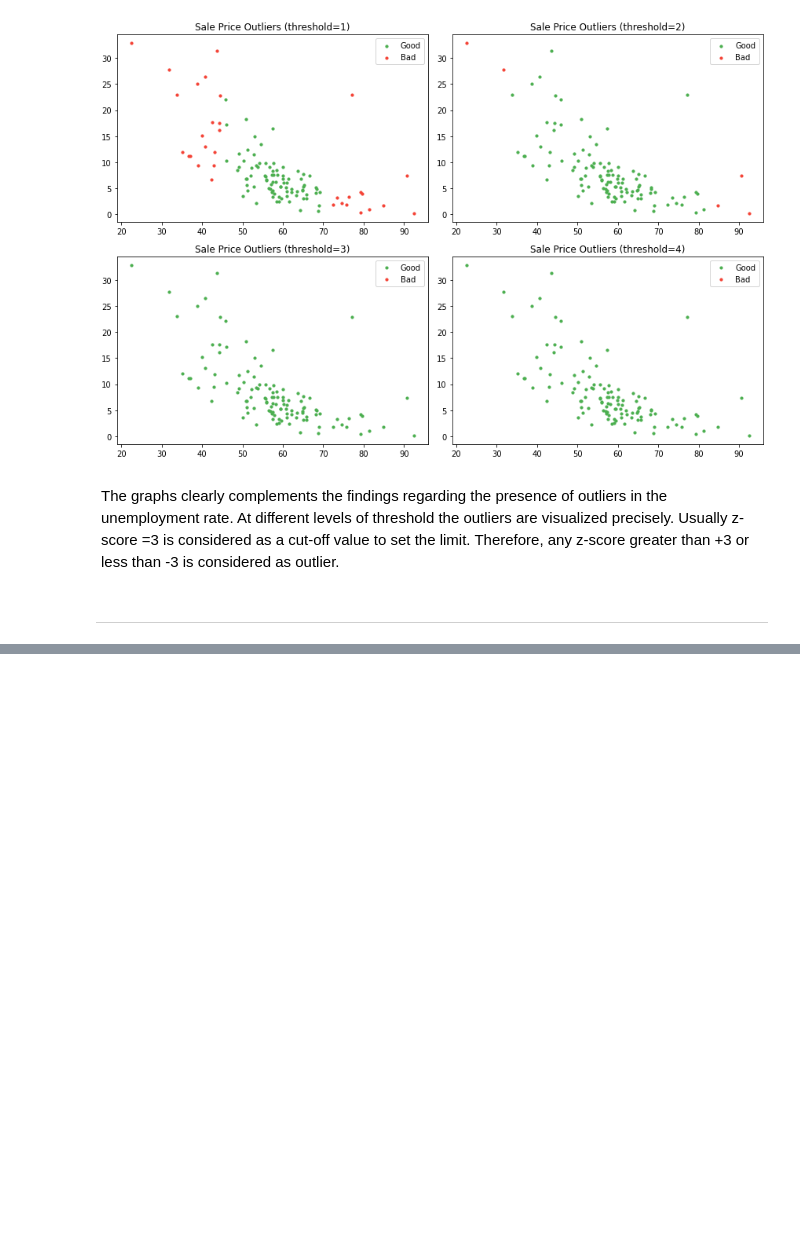
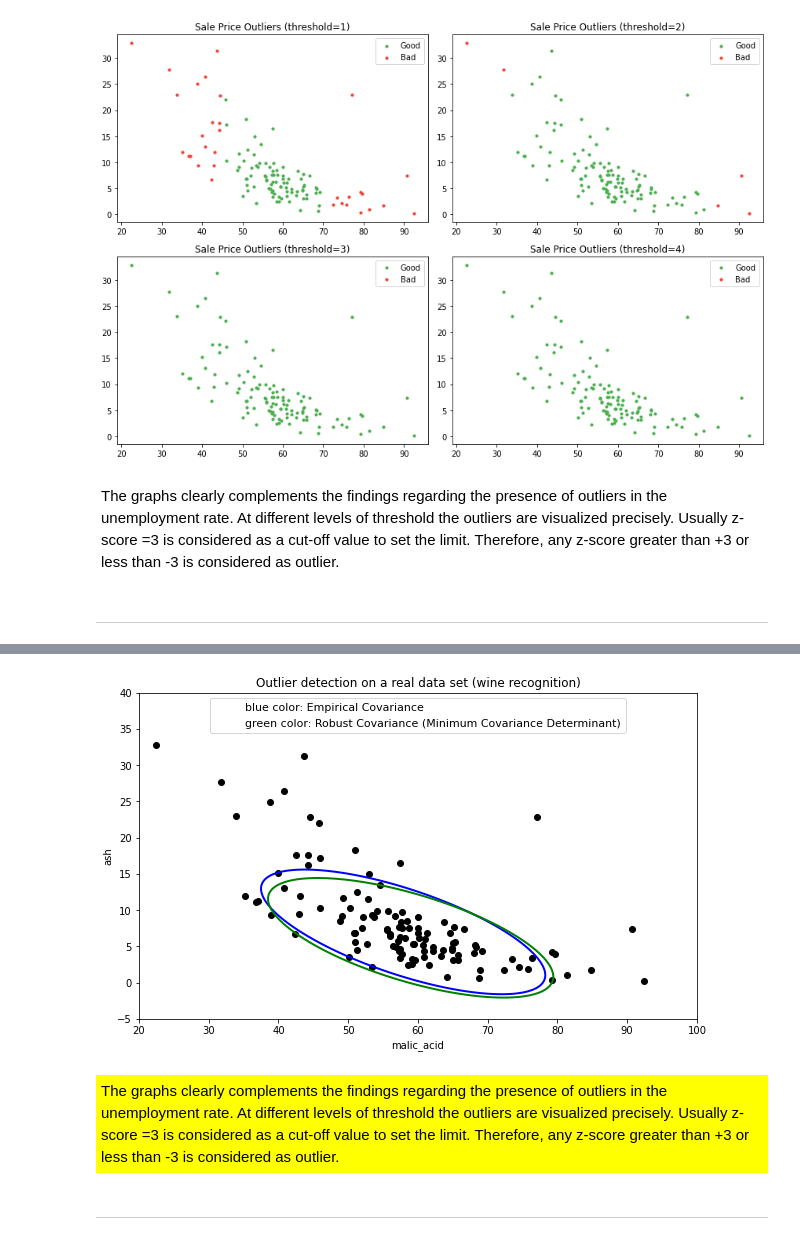
Before and after one commit to StefanRaychev/Methodology-for-Outliers-Detection, a Jupyter notebook: Outliers.ipynb, the cells around one changed output, grey strips where cells are left out. Saved outputs shown, nothing was run; the diff lists cells and outputs as text; code cells hidden in the pictures; blank space fills up the shorter version.

```diff
--- a/Outliers.ipynb
+++ b/Outliers.ipynb
@@ -394,0 +519,58 @@ z-score of 4 corresponds to rejection 0 points
+# %%
+plt.figure(1, figsize=(10,6))  # two clusters
+
+# Define "classifiers" to be used
+classifiers = {
+    "Empirical Covariance": EllipticEnvelope(support_fraction=1.0, contamination=0.25),
+    "Robust Covariance (Minimum Covariance Determinant)": EllipticEnvelope(
+        contamination=0.25
+    ),
+}
+colors = ["b", "g"]
+legend1 = {}
+legend2 = {}
+
+# Get data
+X1 = empl_unempl_world.values  # two clusters
+
+# Learn a frontier for outlier detection with several classifiers
+xx1, yy1 = np.meshgrid(np.linspace(20, 100, 500), np.linspace(-5, 40, 500))
+for i, (clf_name, clf) in enumerate(classifiers.items()):
+    plt.figure(1)
+    clf.fit(X1)
+    Z1 = clf.decision_function(np.c_[xx1.ravel(), yy1.ravel()])
+    Z1 = Z1.reshape(xx1.shape)
+    legend1[clf_name] = plt.contour(
+        xx1, yy1, Z1, levels=[0], linewidths=2, colors=colors[i]
+    )
+
+legend1_values_list = list(legend1.values())
+legend1_keys_list = list(legend1.keys())
+
+# Plot the results (= shape of the data points cloud)
+plt.title("Outlier detection on a real data set (wine recognition)")
+plt.scatter(X1[:, 0], X1[:, 1], color="black")
+bbox_args = dict(boxstyle="round", fc="0.8")
+arrow_args = dict(arrowstyle="->")
+
+plt.xlim((xx1.min(), xx1.max()))
+plt.ylim((yy1.min(), yy1.max()))
+plt.legend(
+    (
+        legend1_values_list[0].collections[0],
+        legend1_values_list[1].collections[0],
+    ),
+    ("blue color: "+legend1_keys_list[0], "green color: "+legend1_keys_list[1]),
+    loc="upper center",
+    prop=matplotlib.font_manager.FontProperties(size=11),
+)
+plt.ylabel("ash")
+plt.xlabel("malic_acid")
+
+plt.show()
+# %% [output]
+[figure, added]
+# %% [markdown]
+<p style="color:black; background-color:yellow; padding:5px;">The graphs clearly complements the findings regarding the presence of outliers in the unemployment rate. At different levels of threshold the outliers are visualized precisely. Usually z-score =3 is considered as a cut-off value to set the limit. Therefore, any z-score greater than +3 or less than -3 is considered as outlier. </p>
+# %% [markdown]
+---
```
Also changed, not shown: parts of 31 cells of this notebook.
